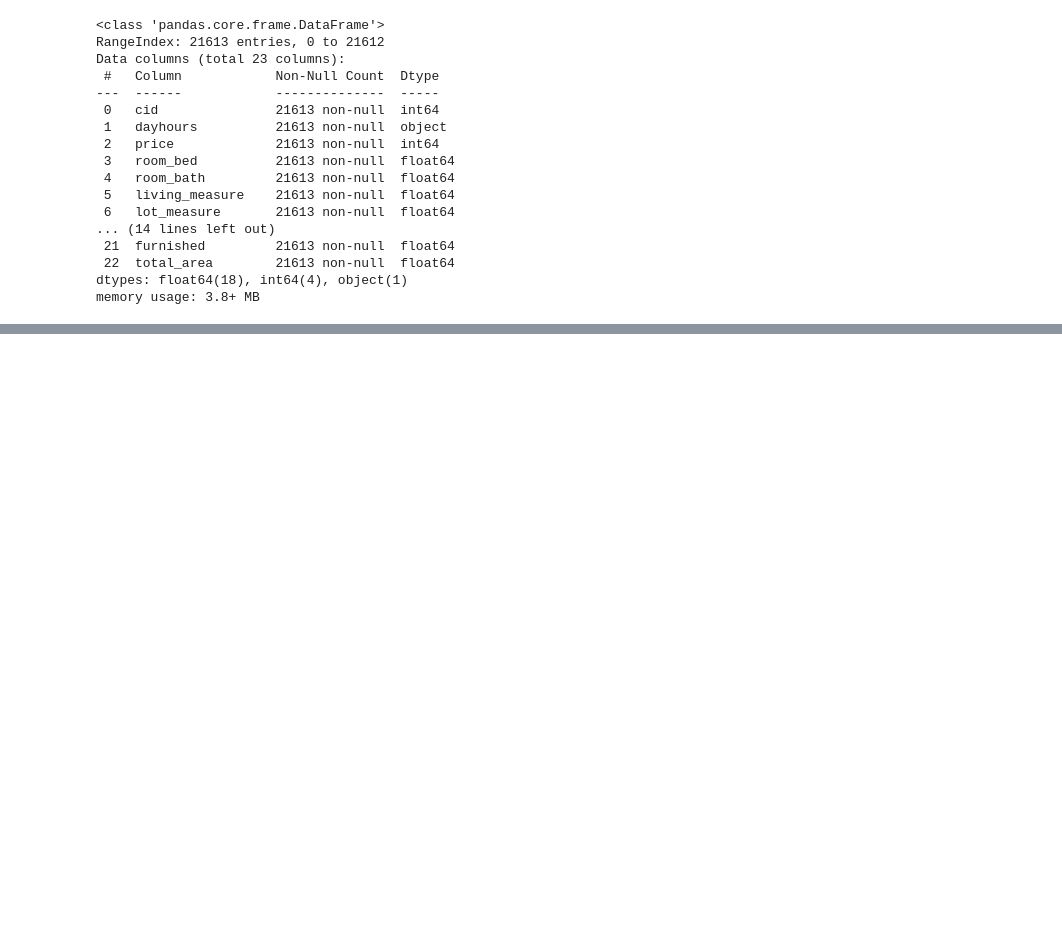
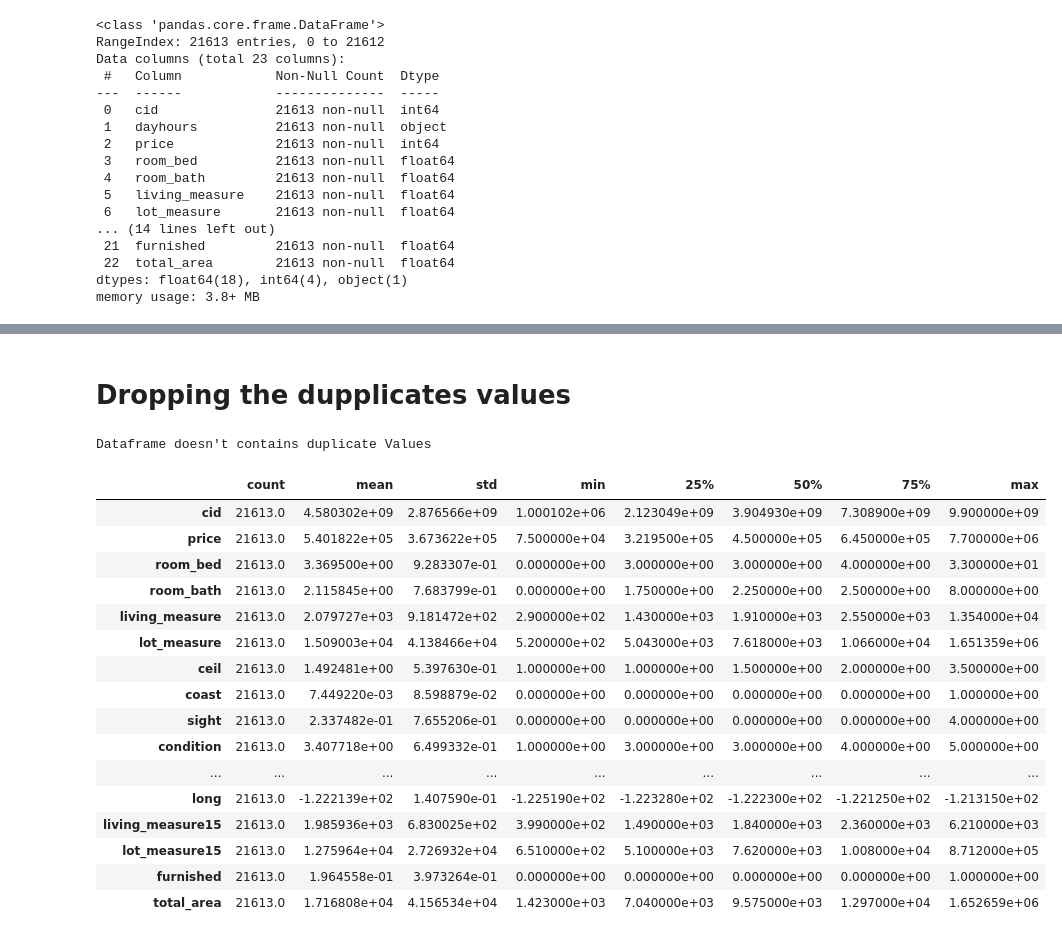
Before and after one commit to rivillasm/ineuron, a Jupyter notebook: Projects/RealEstate.ipynb, the cells around one changed output, grey strips where cells are left out. Cells and saved outputs as stored; diff of their text form; code cells hidden in the pictures; blank space fills up the shorter version.

```diff
--- a/Projects/RealEstate.ipynb
+++ b/Projects/RealEstate.ipynb
@@ -325,0 +373,2 @@ df = data.copy()
+# %% [markdown]
+# Dropping the dupplicates values
@@ -325,0 +385,26 @@ df = data.copy()
+# %%
+duplicate(df)
+# %% [output]
+Dataframe doesn't contains duplicate Values
+# %%
+# Data Analysis
+
+df.describe().transpose()
+# %% [output]
+|  | count | mean | std | min | 25% | 50% | 75% | max |
+| cid | 21613.0 | 4.580302e+09 | 2.876566e+09 | 1.000102e+06 | 2.123049e+09 | 3.904930e+09 | 7.308900e+09 | 9.900000e+09 |
+| price | 21613.0 | 5.401822e+05 | 3.673622e+05 | 7.500000e+04 | 3.219500e+05 | 4.500000e+05 | 6.450000e+05 | 7.700000e+06 |
+| room_bed | 21613.0 | 3.369500e+00 | 9.283307e-01 | 0.000000e+00 | 3.000000e+00 | 3.000000e+00 | 4.000000e+00 | 3.300000e+01 |
+| room_bath | 21613.0 | 2.115845e+00 | 7.683799e-01 | 0.000000e+00 | 1.750000e+00 | 2.250000e+00 | 2.500000e+00 | 8.000000e+00 |
+| living_measure | 21613.0 | 2.079727e+03 | 9.181472e+02 | 2.900000e+02 | 1.430000e+03 | 1.910000e+03 | 2.550000e+03 | 1.354000e+04 |
+| lot_measure | 21613.0 | 1.509003e+04 | 4.138466e+04 | 5.200000e+02 | 5.043000e+03 | 7.618000e+03 | 1.066000e+04 | 1.651359e+06 |
+| ceil | 21613.0 | 1.492481e+00 | 5.397630e-01 | 1.000000e+00 | 1.000000e+00 | 1.500000e+00 | 2.000000e+00 | 3.500000e+00 |
+| coast | 21613.0 | 7.449220e-03 | 8.598879e-02 | 0.000000e+00 | 0.000000e+00 | 0.000000e+00 | 0.000000e+00 | 1.000000e+00 |
+| sight | 21613.0 | 2.337482e-01 | 7.655206e-01 | 0.000000e+00 | 0.000000e+00 | 0.000000e+00 | 0.000000e+00 | 4.000000e+00 |
+| condition | 21613.0 | 3.407718e+00 | 6.499332e-01 | 1.000000e+00 | 3.000000e+00 | 3.000000e+00 | 4.000000e+00 | 5.000000e+00 |
+| ... | ... | ... | ... | ... | ... | ... | ... | ... |
+| long | 21613.0 | -1.222139e+02 | 1.407590e-01 | -1.225190e+02 | -1.223280e+02 | -1.222300e+02 | -1.221250e+02 | -1.213150e+02 |
+| living_measure15 | 21613.0 | 1.985936e+03 | 6.830025e+02 | 3.990000e+02 | 1.490000e+03 | 1.840000e+03 | 2.360000e+03 | 6.210000e+03 |
+| lot_measure15 | 21613.0 | 1.275964e+04 | 2.726932e+04 | 6.510000e+02 | 5.100000e+03 | 7.620000e+03 | 1.008000e+04 | 8.712000e+05 |
+| furnished | 21613.0 | 1.964558e-01 | 3.973264e-01 | 0.000000e+00 | 0.000000e+00 | 0.000000e+00 | 0.000000e+00 | 1.000000e+00 |
+| total_area | 21613.0 | 1.716808e+04 | 4.156534e+04 | 1.423000e+03 | 7.040000e+03 | 9.575000e+03 | 1.297000e+04 | 1.652659e+06 |
```
Also changed, not shown: parts of 14 cells of this notebook.
